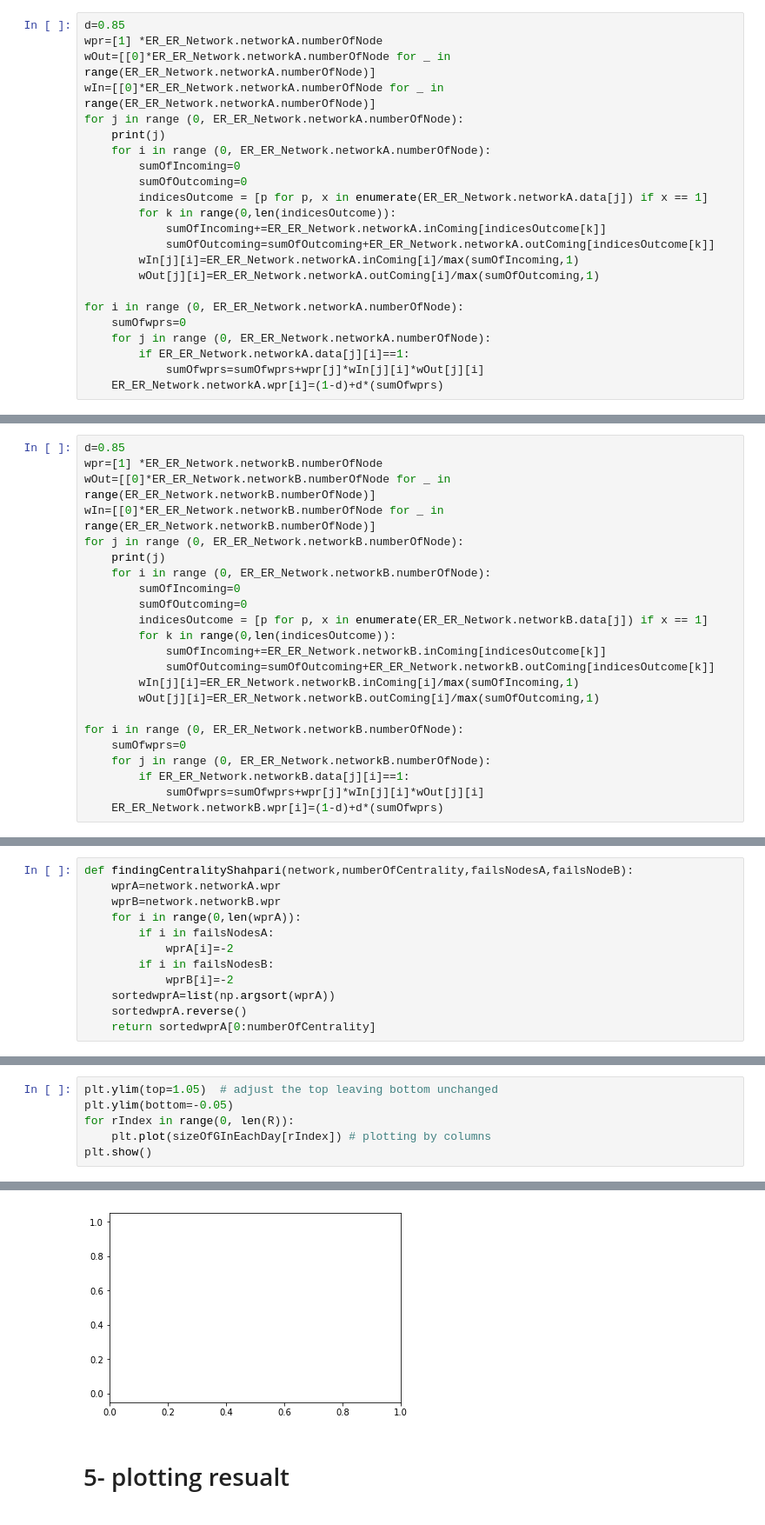
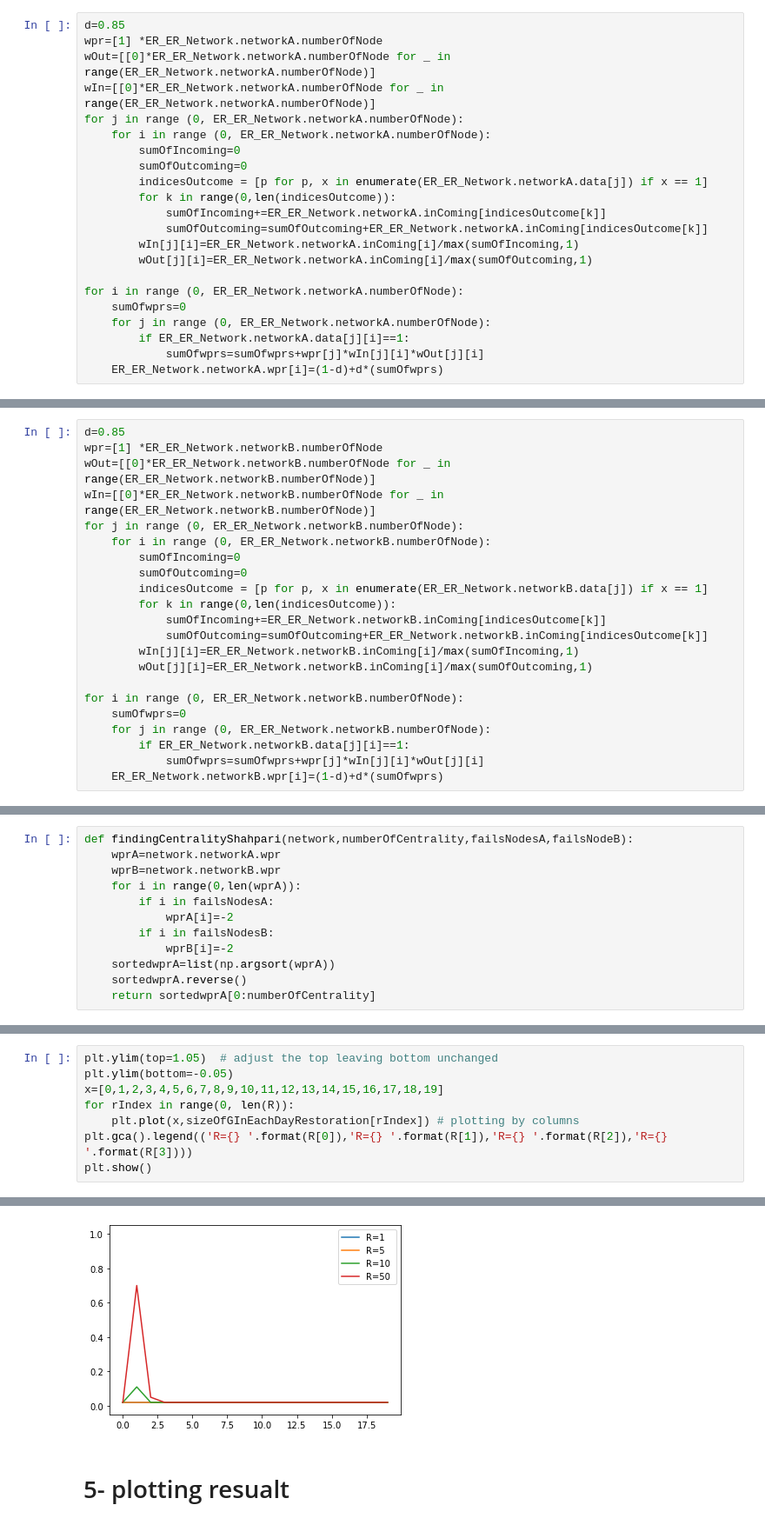
Before and after one commit to mohamad72/cascading-failure-restoration, a Jupyter notebook: implement zhong algorithm.ipynb, the cells around one changed output, grey strips where cells are left out. Shown at 87% size. Saved outputs shown, nothing was run; the diff lists cells and outputs as text.

```diff
--- a/implement zhong algorithm.ipynb
+++ b/implement zhong algorithm.ipynb
@@ -328,16 +328,15 @@ wpr=[1] *ER_ER_Network.networkA.numberOfNode
 wOut=[[0]*ER_ER_Network.networkA.numberOfNode for _ in range(ER_ER_Network.networkA.numberOfNode)]
 wIn=[[0]*ER_ER_Network.networkA.numberOfNode for _ in range(ER_ER_Network.networkA.numberOfNode)]
 for j in range (0, ER_ER_Network.networkA.numberOfNode):
-    print(j)
     for i in range (0, ER_ER_Network.networkA.numberOfNode):
         sumOfIncoming=0
         sumOfOutcoming=0
         indicesOutcome = [p for p, x in enumerate(ER_ER_Network.networkA.data[j]) if x == 1]
         for k in range(0,len(indicesOutcome)):
             sumOfIncoming+=ER_ER_Network.networkA.inComing[indicesOutcome[k]]
-            sumOfOutcoming=sumOfOutcoming+ER_ER_Network.networkA.outComing[indicesOutcome[k]]
+            sumOfOutcoming=sumOfOutcoming+ER_ER_Network.networkA.inComing[indicesOutcome[k]]
         wIn[j][i]=ER_ER_Network.networkA.inComing[i]/max(sumOfIncoming,1)
-        wOut[j][i]=ER_ER_Network.networkA.outComing[i]/max(sumOfOutcoming,1)
+        wOut[j][i]=ER_ER_Network.networkA.inComing[i]/max(sumOfOutcoming,1)
 
 for i in range (0, ER_ER_Network.networkA.numberOfNode):
     sumOfwprs=0
@@ -354,16 +350,15 @@ wpr=[1] *ER_ER_Network.networkB.numberOfNode
 wOut=[[0]*ER_ER_Network.networkB.numberOfNode for _ in range(ER_ER_Network.networkB.numberOfNode)]
 wIn=[[0]*ER_ER_Network.networkB.numberOfNode for _ in range(ER_ER_Network.networkB.numberOfNode)]
 for j in range (0, ER_ER_Network.networkB.numberOfNode):
-    print(j)
     for i in range (0, ER_ER_Network.networkB.numberOfNode):
         sumOfIncoming=0
         sumOfOutcoming=0
         indicesOutcome = [p for p, x in enumerate(ER_ER_Network.networkB.data[j]) if x == 1]
         for k in range(0,len(indicesOutcome)):
             sumOfIncoming+=ER_ER_Network.networkB.inComing[indicesOutcome[k]]
-            sumOfOutcoming=sumOfOutcoming+ER_ER_Network.networkB.outComing[indicesOutcome[k]]
+            sumOfOutcoming=sumOfOutcoming+ER_ER_Network.networkB.inComing[indicesOutcome[k]]
         wIn[j][i]=ER_ER_Network.networkB.inComing[i]/max(sumOfIncoming,1)
-        wOut[j][i]=ER_ER_Network.networkB.outComing[i]/max(sumOfOutcoming,1)
+        wOut[j][i]=ER_ER_Network.networkB.inComing[i]/max(sumOfOutcoming,1)
 
 for i in range (0, ER_ER_Network.networkB.numberOfNode):
     sumOfwprs=0
@@ -440,7 +457,9 @@ for rIndex in range(0, len(R)):
 # %%
 plt.ylim(top=1.05)  # adjust the top leaving bottom unchanged
 plt.ylim(bottom=-0.05)
+x=[0,1,2,3,4,5,6,7,8,9,10,11,12,13,14,15,16,17,18,19]
 for rIndex in range(0, len(R)):
-    plt.plot(sizeOfGInEachDay[rIndex]) # plotting by columns
+    plt.plot(x,sizeOfGInEachDayRestoration[rIndex]) # plotting by columns
+plt.gca().legend(('R={} '.format(R[0]),'R={} '.format(R[1]),'R={} '.format(R[2]),'R={} '.format(R[3])))
 plt.show()
 # %% [output]
@@ -448,4 +466,4 @@ NameError: name 'sizeOfGInEachDay' is not defined
-[figure, old version]
+[figure, new version]
 # %% [markdown]
 # 5- plotting resualt
 # %%
```
Also changed, not shown: parts of 8 cells of this notebook.
